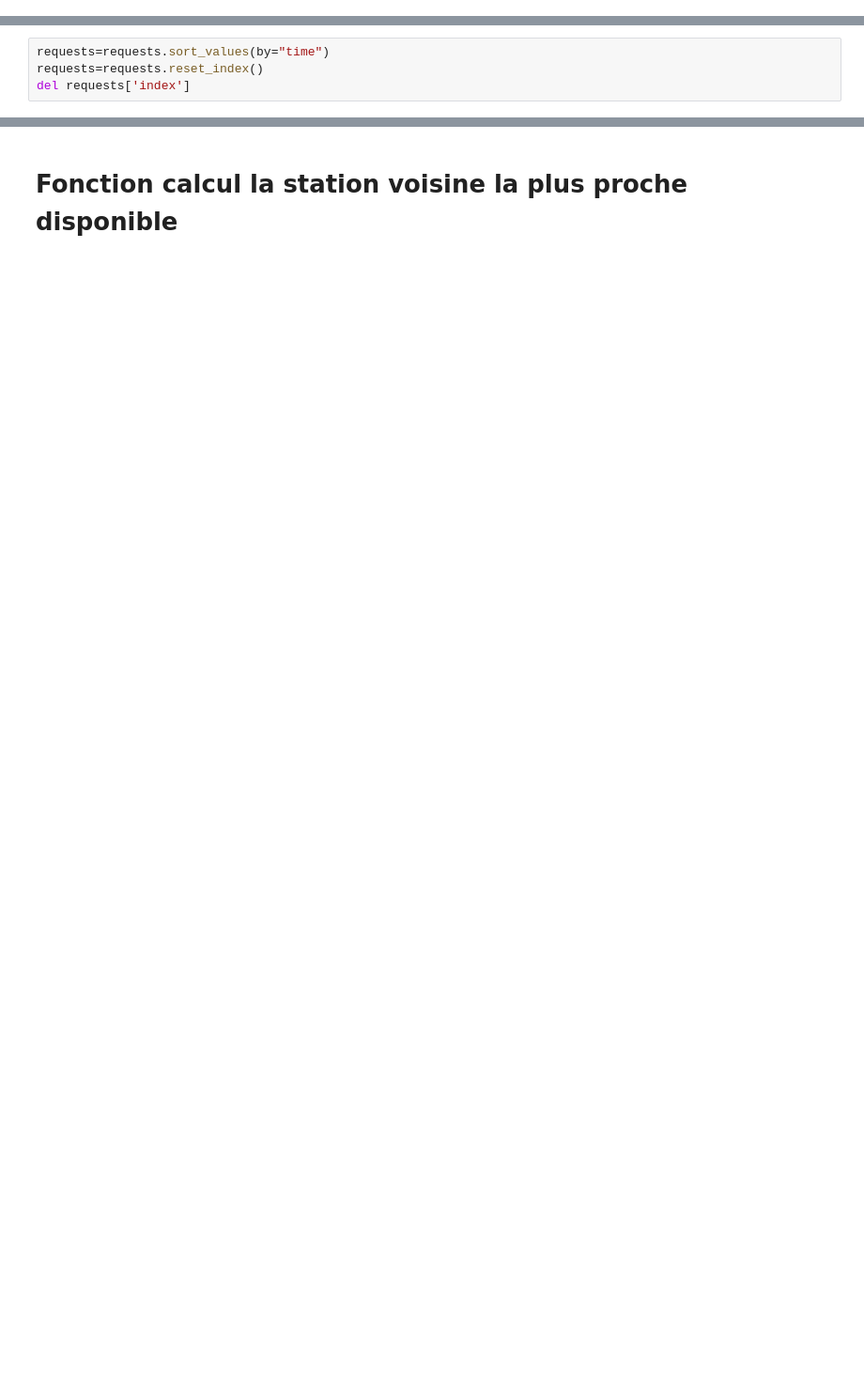
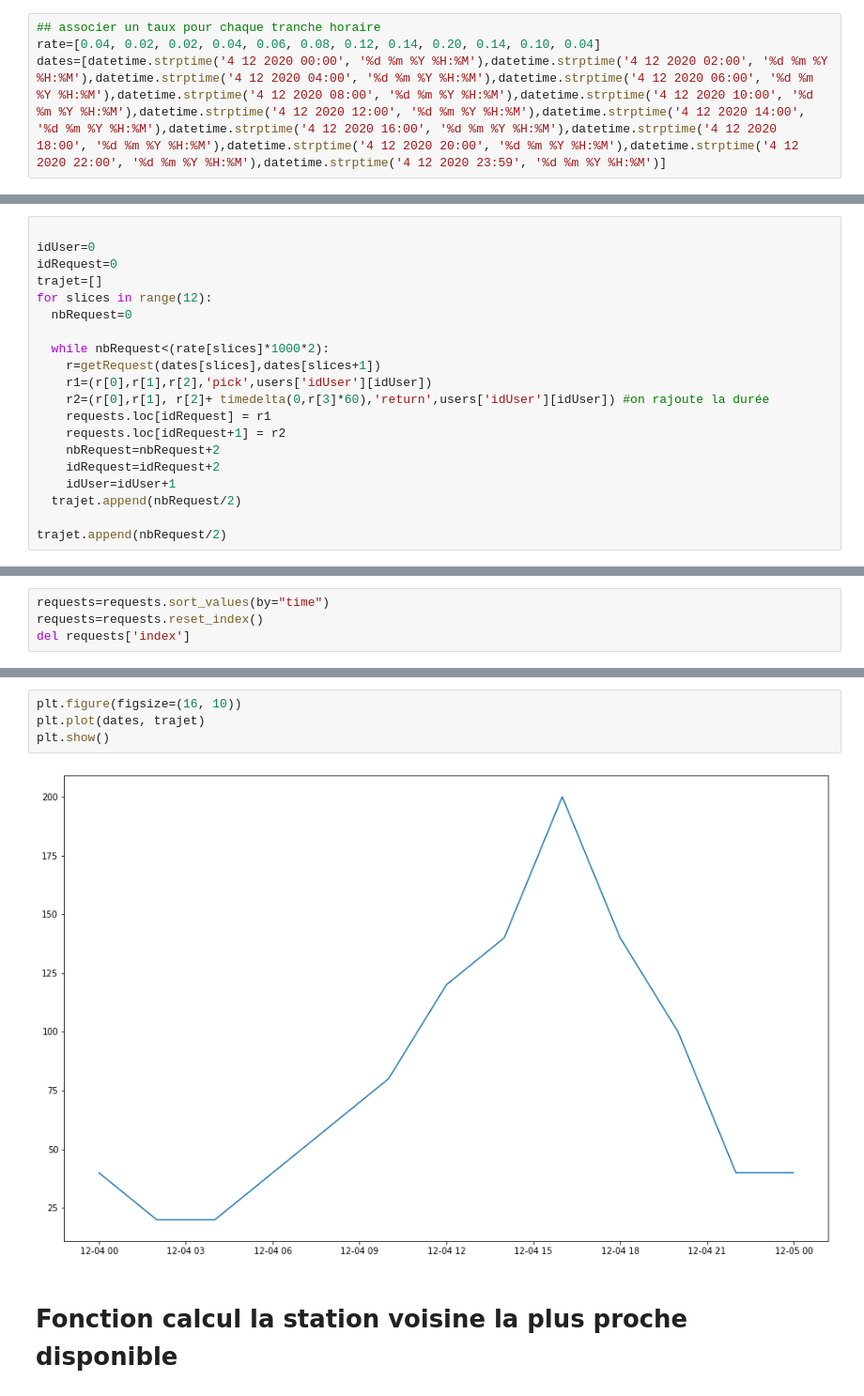
Before and after one commit to Imad-BOUZGOU/VelibProject, a Jupyter notebook: velib.ipynb, the cells around one changed output, grey strips where cells are left out. Shown at 94% size. Drawn from its saved outputs; the diff is of its cells as text; blank space fills up the shorter version.

```diff
--- a/velib.ipynb
+++ b/velib.ipynb
@@ -41,3 +121,7 @@ print(stations.duplicated().sum())
+# %%
+## associer un taux pour chaque tranche horaire
+rate=[0.04, 0.02, 0.02, 0.04, 0.06, 0.08, 0.12, 0.14, 0.20, 0.14, 0.10, 0.04]
+dates=[datetime.strptime('4 12 2020 00:00', '%d %m %Y %H:%M'),datetime.strptime('4 12 2020 02:00', '%d %m %Y %H:%M'),datetime.strptime('4 12 2020 04:00', '%d %m %Y %H:%M'),datetime.strptime('4 12 2020 06:00', '%d %m %Y %H:%M'),datetime.strptime('4 12 2020 08:00', '%d %m %Y %H:%M'),datetime.strptime('4 12 2020 10:00', '%d %m %Y %H:%M'),datetime.strptime('4 12 2020 12:00', '%d %m %Y %H:%M'),datetime.strptime('4 12 2020 14:00', '%d %m %Y %H:%M'),datetime.strptime('4 12 2020 16:00', '%d %m %Y %H:%M'),datetime.strptime('4 12 2020 18:00', '%d %m %Y %H:%M'),datetime.strptime('4 12 2020 20:00', '%d %m %Y %H:%M'),datetime.strptime('4 12 2020 22:00', '%d %m %Y %H:%M'),datetime.strptime('4 12 2020 23:59', '%d %m %Y %H:%M')]
 # %% [markdown]
 ## Initialiser les stations
 # %%
@@ -214,3 +241,23 @@ while nbRequest<100:
+# %%
+
+idUser=0
+idRequest=0
+trajet=[]
+for slices in range(12):
+  nbRequest=0
+
+  while nbRequest<(rate[slices]*1000*2):
+    r=getRequest(dates[slices],dates[slices+1])
+    r1=(r[0],r[1],r[2],'pick',users['idUser'][idUser])
+    r2=(r[0],r[1], r[2]+ timedelta(0,r[3]*60),'return',users['idUser'][idUser]) #on rajoute la durée
+    requests.loc[idRequest] = r1
+    requests.loc[idRequest+1] = r2
+    nbRequest=nbRequest+2
+    idRequest=idRequest+2
+    idUser=idUser+1
+  trajet.append(nbRequest/2)
+
+trajet.append(nbRequest/2)
 # %%
 print (requests.describe())
 print('\n\n')
@@ -248,2 +295,8 @@ print(requests.head())
+# %%
+plt.figure(figsize=(16, 10))
+plt.plot(dates, trajet)
+plt.show()
+# %% [output]
+[figure, added]
 # %% [markdown]
 # Fonction calcul la station voisine la plus proche disponible
```
Also changed, not shown: parts of 26 cells of this notebook.
